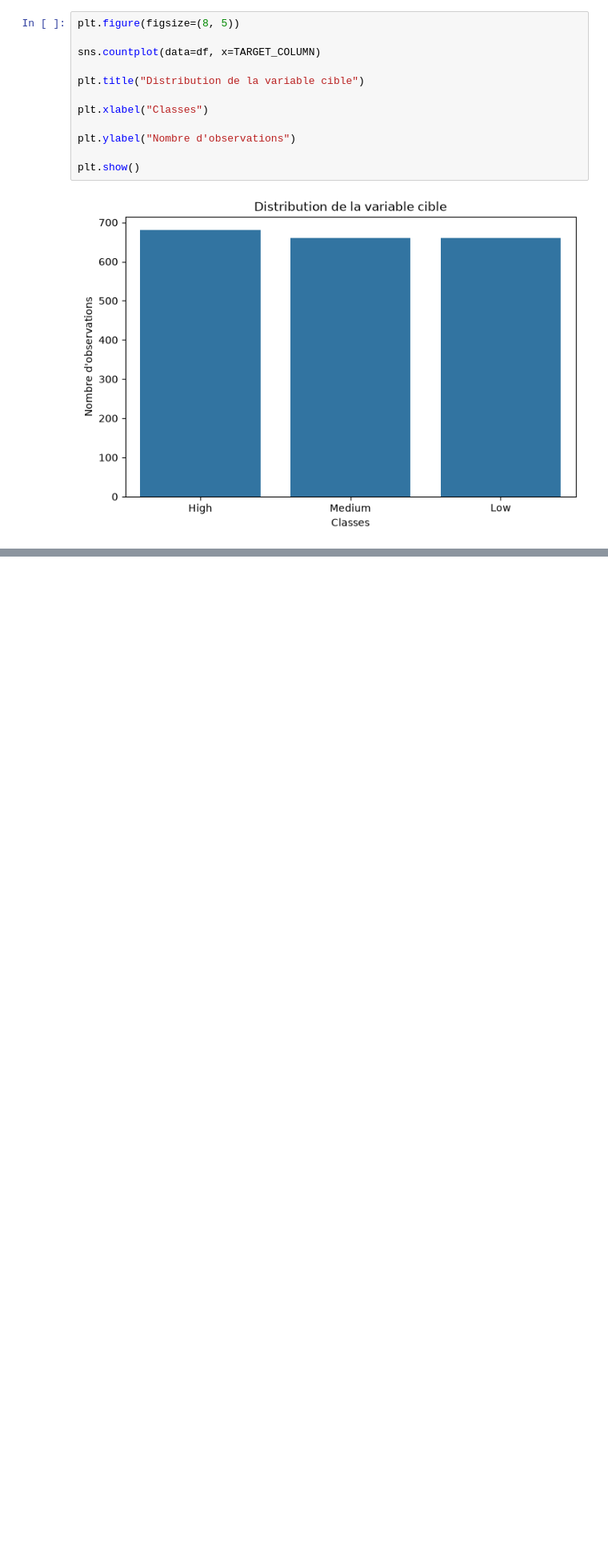
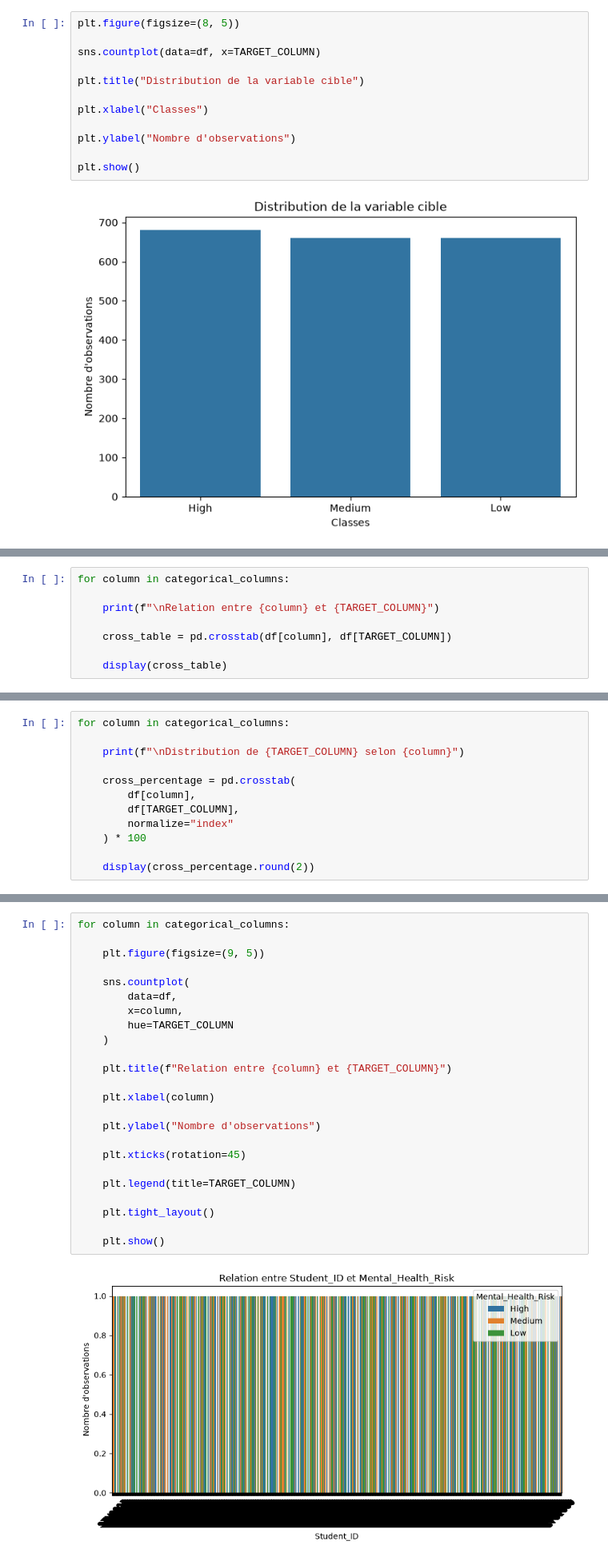
Before and after one commit to SaadiaAjbbar/Mental_Health_Risk_Prediction, a Jupyter notebook: notebooks/01_EDA.ipynb, the cells around one changed output, grey strips where cells are left out. Shown at 80% size. Saved outputs shown, nothing was run; the diff lists cells and outputs as text; blank space fills up the shorter version.

```diff
--- a/notebooks/01_EDA.ipynb
+++ b/notebooks/01_EDA.ipynb
@@ -519,0 +586,8 @@ plt.show()
+# %%
+for column in categorical_columns:
+
+    print(f"\nRelation entre {column} et {TARGET_COLUMN}")
+
+    cross_table = pd.crosstab(df[column], df[TARGET_COLUMN])
+
+    display(cross_table)
@@ -519,0 +638,12 @@ plt.show()
+# %%
+for column in categorical_columns:
+
+    print(f"\nDistribution de {TARGET_COLUMN} selon {column}")
+
+    cross_percentage = pd.crosstab(
+        df[column],
+        df[TARGET_COLUMN],
+        normalize="index"
+    ) * 100
+
+    display(cross_percentage.round(2))
@@ -519,0 +694,26 @@ plt.show()
+# %%
+for column in categorical_columns:
+
+    plt.figure(figsize=(9, 5))
+
+    sns.countplot(
+        data=df,
+        x=column,
+        hue=TARGET_COLUMN
+    )
+
+    plt.title(f"Relation entre {column} et {TARGET_COLUMN}")
+
+    plt.xlabel(column)
+
+    plt.ylabel("Nombre d'observations")
+
+    plt.xticks(rotation=45)
+
+    plt.legend(title=TARGET_COLUMN)
+
+    plt.tight_layout()
+
+    plt.show()
+# %% [output]
+[figure, added]
```
Also changed, not shown: parts of 8 cells of this notebook.
